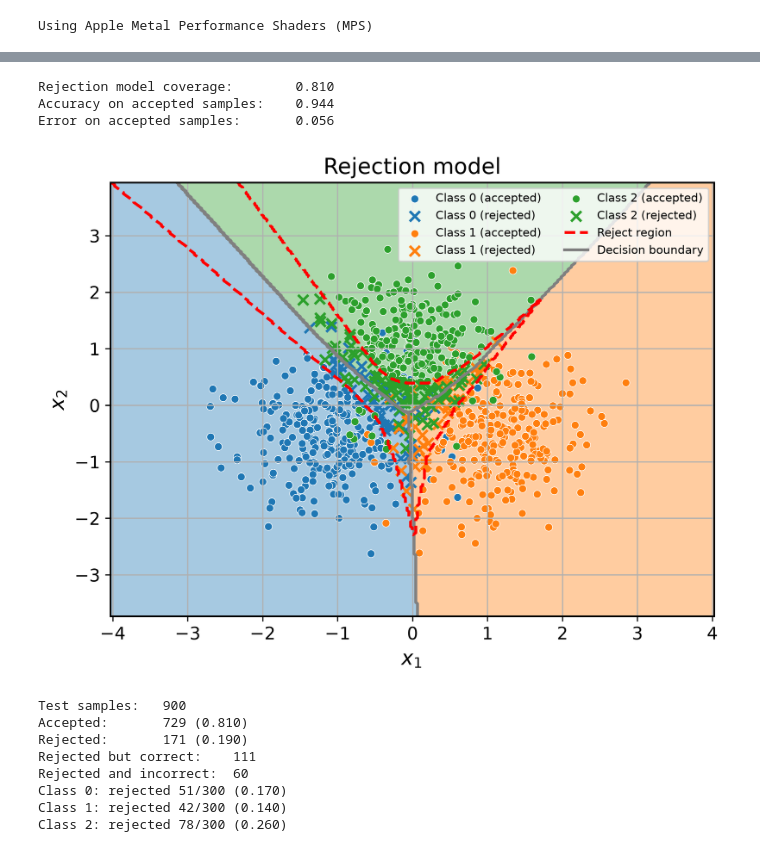
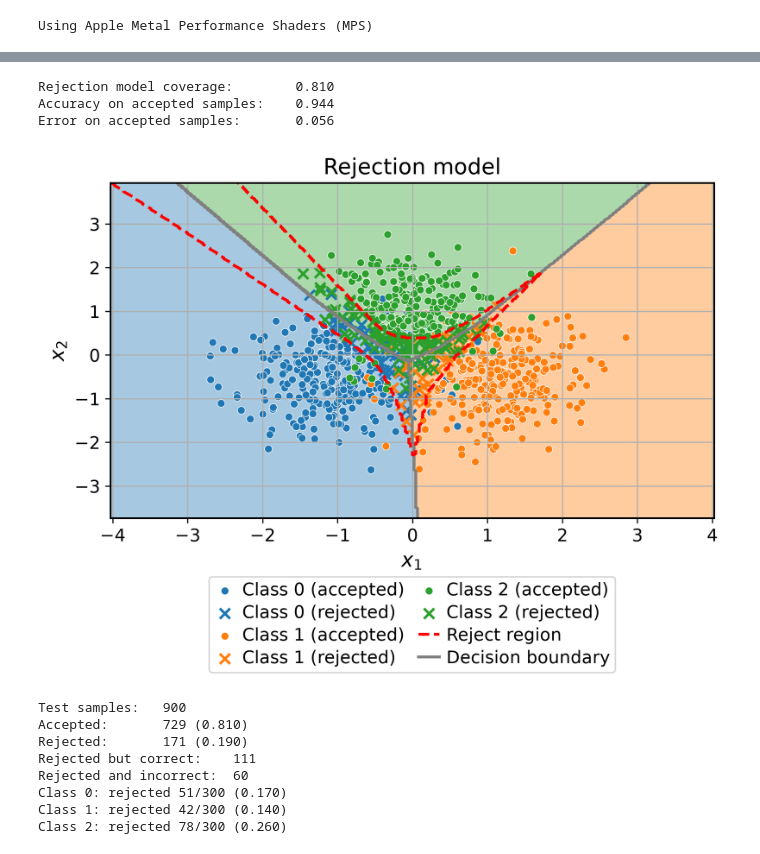
Before and after one commit to raham24/Epistemic-Uncertainty-Aware-Defect-Detection-for-Quality-Control-in-Medical-Device-Manufacturing, a Jupyter notebook: toy_example/toy_example.ipynb, the cells around one changed output, grey strips where cells are left out. Drawn from its saved outputs; the diff is of its cells as text; code cells hidden in the pictures.

```diff
--- a/toy_example/toy_example.ipynb
+++ b/toy_example/toy_example.ipynb
@@ -49,10 +49,10 @@ mpl.rcParams.update({
     "figure.figsize": (6, 5),
     "figure.dpi": 300,
     "savefig.dpi": 400,
-    "font.size": 13,
+    "font.size": 15,
     "axes.labelsize": 14,
     "axes.titlesize": 15,
-    "legend.fontsize": 12,
+    "legend.fontsize": 15,
     "xtick.labelsize": 12,
     "ytick.labelsize": 12,
     "axes.linewidth": 1.2,
@@ -416,40 +416,52 @@ ax.set_ylabel("$x_2$")
 ax.set_title(f"Rejection model")# (reward={reward})")
 ax.plot([], [], color='red', linestyle='--', linewidth=2.0, label='Reject region')
 ax.plot([], [], color='gray', linestyle='-', linewidth=2.0, label='Decision boundary')
-ax.legend(loc="best", fontsize=8, ncol=2, frameon=True)
+# ax.legend(loc="best", fontsize=15, ncol=2, frameon=True)
+ax.legend(
+    loc="upper center",
+    bbox_to_anchor=(0.5, -0.15),
+    fontsize=12,
+    ncol=2,
+    frameon=True,
+    columnspacing=0.8,   # space between columns
+    handlelength=1.2,   # length of line/marker
+    handletextpad=0.4,  # space between symbol and text
+    labelspacing=0.3,   # vertical space between rows
+    borderpad=0.3,      # padding inside legend box
+)
 
 plt.show()
 
 n_test = len(y_test)
 n_accepted = int(np.sum(accepted))
 n_rejected = int(np.sum(~accepted))
 
 print(f"Test samples:   {n_test}")
 print(f"Accepted:       {n_accepted} ({n_accepted / n_test:.3f})")
 print(f"Rejected:       {n_rejected} ({n_rejected / n_test:.3f})")
 
 pred = rej_metrics_default["pred"] if "pred" in rej_metrics_default else None
 if pred is not None:
     correct = pred == y_test
 
     rejected_correct = int(np.sum((~accepted) & correct))
     rejected_wrong = int(np.sum((~accepted) & (~correct)))
 
     print(f"Rejected but correct:    {rejected_correct}")
     print(f"Rejected and incorrect:  {rejected_wrong}")
 
 fig.savefig("../tex/img/toy_example_rejection_model.png", dpi=300, bbox_inches='tight')
 
 for cls in np.unique(y_test):
     cls = int(cls)
     n_cls = int(np.sum(y_test == cls))
     n_cls_rej = int(np.sum((y_test == cls) & (~accepted)))
     print(f"Class {cls}: rejected {n_cls_rej}/{n_cls} ({n_cls_rej / n_cls:.3f})")
 # %% [output]
 Rejection model coverage:        0.810
 Accuracy on accepted samples:    0.944
 Error on accepted samples:       0.056
-[figure, old version]
+[figure, new version]
 Test samples:   900
 Accepted:       729 (0.810)
 Rejected:       171 (0.190)
```
Also changed, not shown: parts of 4 cells of this notebook.
